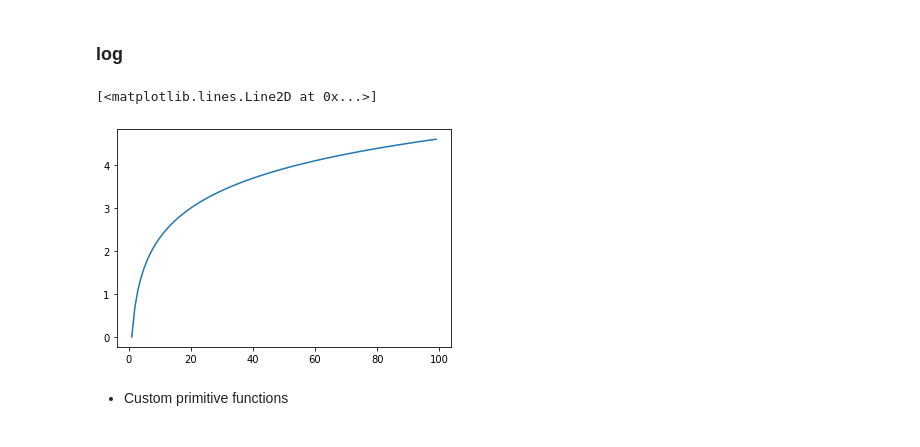
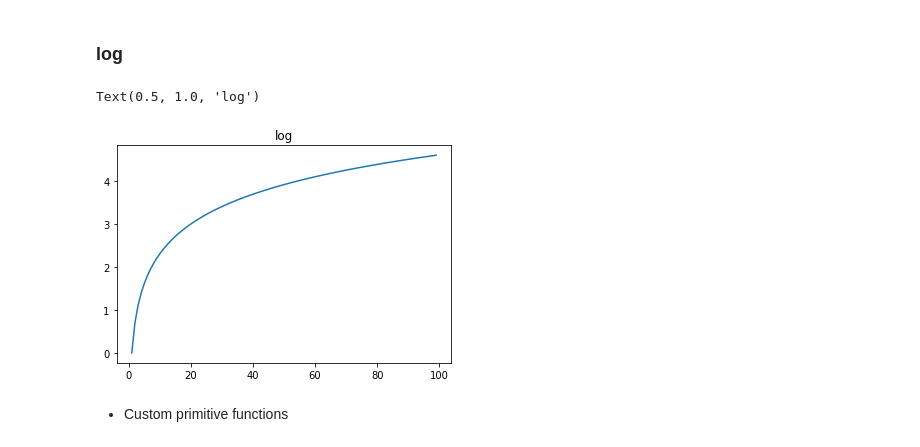
Before and after one commit to jonhilgart22/model-bias-experiments, a Jupyter notebook: notebooks/mnist_model_experiments.ipynb, the cells around one changed output. Cells and saved outputs as stored; diff of their text form; code cells hidden in the pictures.

```diff
--- a/notebooks/mnist_model_experiments.ipynb
+++ b/notebooks/mnist_model_experiments.ipynb
@@ -72,9 +73,10 @@ plt.plot(np.sqrt(np.arange(0,100)))
 ### log
 # %%
 plt.plot(np.log(np.arange(0,100)))
+plt.title('log')
 # %% [output]
-[<matplotlib.lines.Line2D at 0x...>]
+Text(0.5, 1.0, 'log')
-[figure, old version]
+[figure, new version]
 # %% [markdown]
 - Custom primitive functions
 # %%
```
Also changed, not shown: parts of 10 cells of this notebook, 7 other files.
